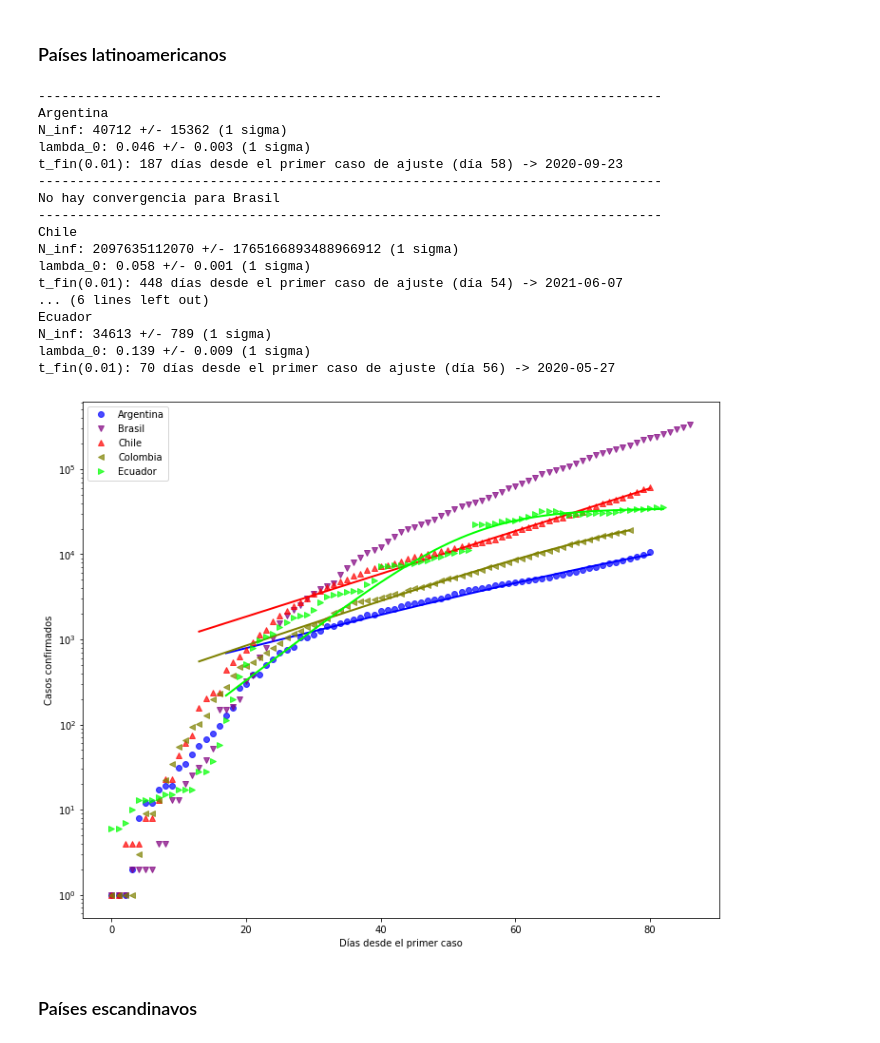
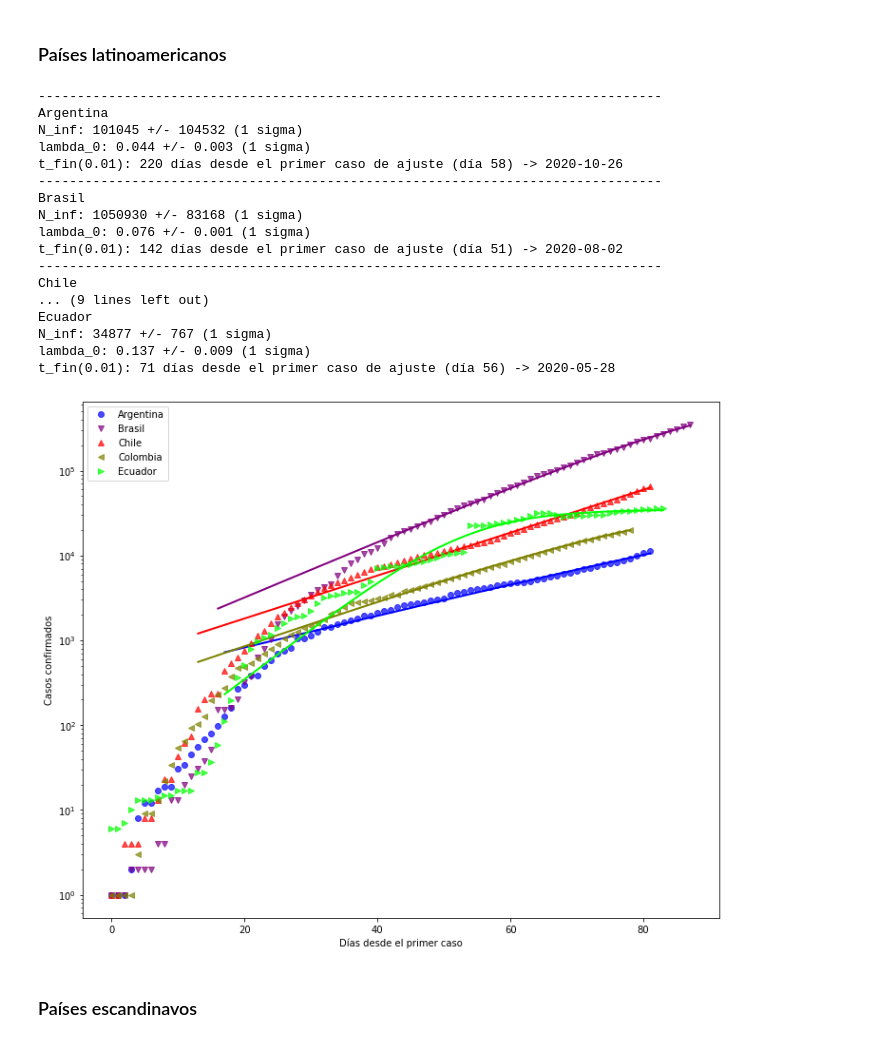
Before and after one commit to manuxch/logistic-covid19, a Jupyter notebook: Logistic_model_COVID-19.ipynb, the cells around one changed output. Drawn from its saved outputs; the diff is of its cells as text; code cells hidden in the pictures.

```diff
--- a/Logistic_model_COVID-19.ipynb
+++ b/Logistic_model_COVID-19.ipynb
@@ -203,26 +203,26 @@ t_fin(0.01): 90 días desde el primer caso de ajuste (día 53) -> 2020-06-13
 # %% [markdown]
 ### Países latinoamericanos
 # %%
-plot_fit(cases_lat, 100, 'Casos confirmados', p_fin=0.01)
+plot_fit(cases_lat, 100, 'Casos confirmados', logscale=True, p_fin=0.01)
 # %% [output]
 --------------------------------------------------------------------------------
 Argentina
-N_inf: 40712 +/- 15362 (1 sigma)
-lambda_0: 0.046 +/- 0.003 (1 sigma)
-t_fin(0.01): 187 días desde el primer caso de ajuste (día 58) -> 2020-09-23
+N_inf: 101045 +/- 104532 (1 sigma)
+lambda_0: 0.044 +/- 0.003 (1 sigma)
+t_fin(0.01): 220 días desde el primer caso de ajuste (día 58) -> 2020-10-26
 --------------------------------------------------------------------------------
-No hay convergencia para Brasil
+Brasil
+N_inf: 1050930 +/- 83168 (1 sigma)
+lambda_0: 0.076 +/- 0.001 (1 sigma)
+t_fin(0.01): 142 días desde el primer caso de ajuste (día 51) -> 2020-08-02
 --------------------------------------------------------------------------------
 Chile
-N_inf: 2097635112070 +/- 1765166893488966912 (1 sigma)
-lambda_0: 0.058 +/- 0.001 (1 sigma)
-t_fin(0.01): 448 días desde el primer caso de ajuste (día 54) -> 2021-06-07
-... (6 lines left out)
+... (9 lines left out)
 Ecuador
-N_inf: 34613 +/- 789 (1 sigma)
-lambda_0: 0.139 +/- 0.009 (1 sigma)
-t_fin(0.01): 70 días desde el primer caso de ajuste (día 56) -> 2020-05-27
+N_inf: 34877 +/- 767 (1 sigma)
+lambda_0: 0.137 +/- 0.009 (1 sigma)
+t_fin(0.01): 71 días desde el primer caso de ajuste (día 56) -> 2020-05-28
-[figure, old version]
+[figure, new version]
 # %% [markdown]
 ### Países escandinavos
 # %%
```
Also changed, not shown: parts of 8 cells of this notebook.
